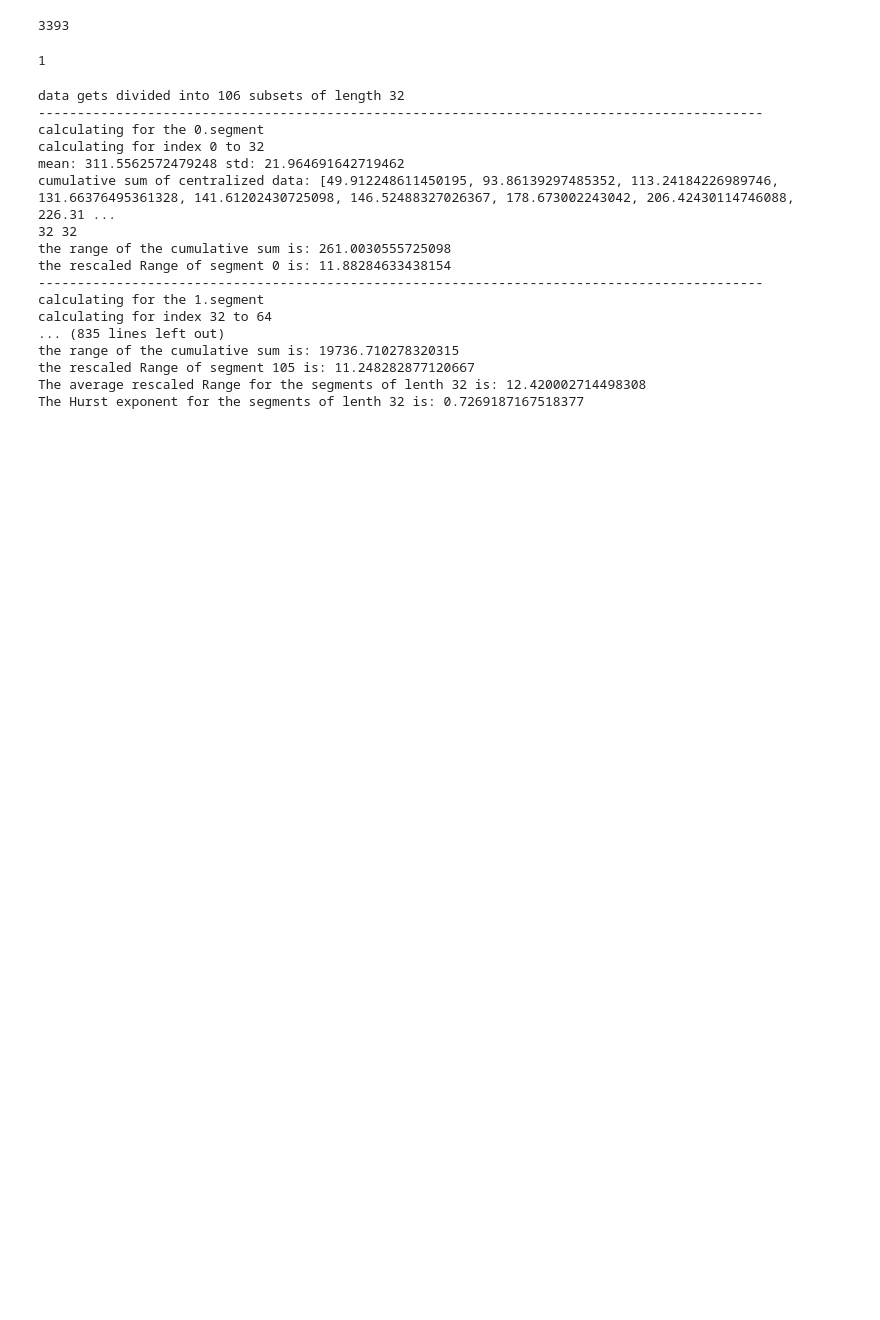
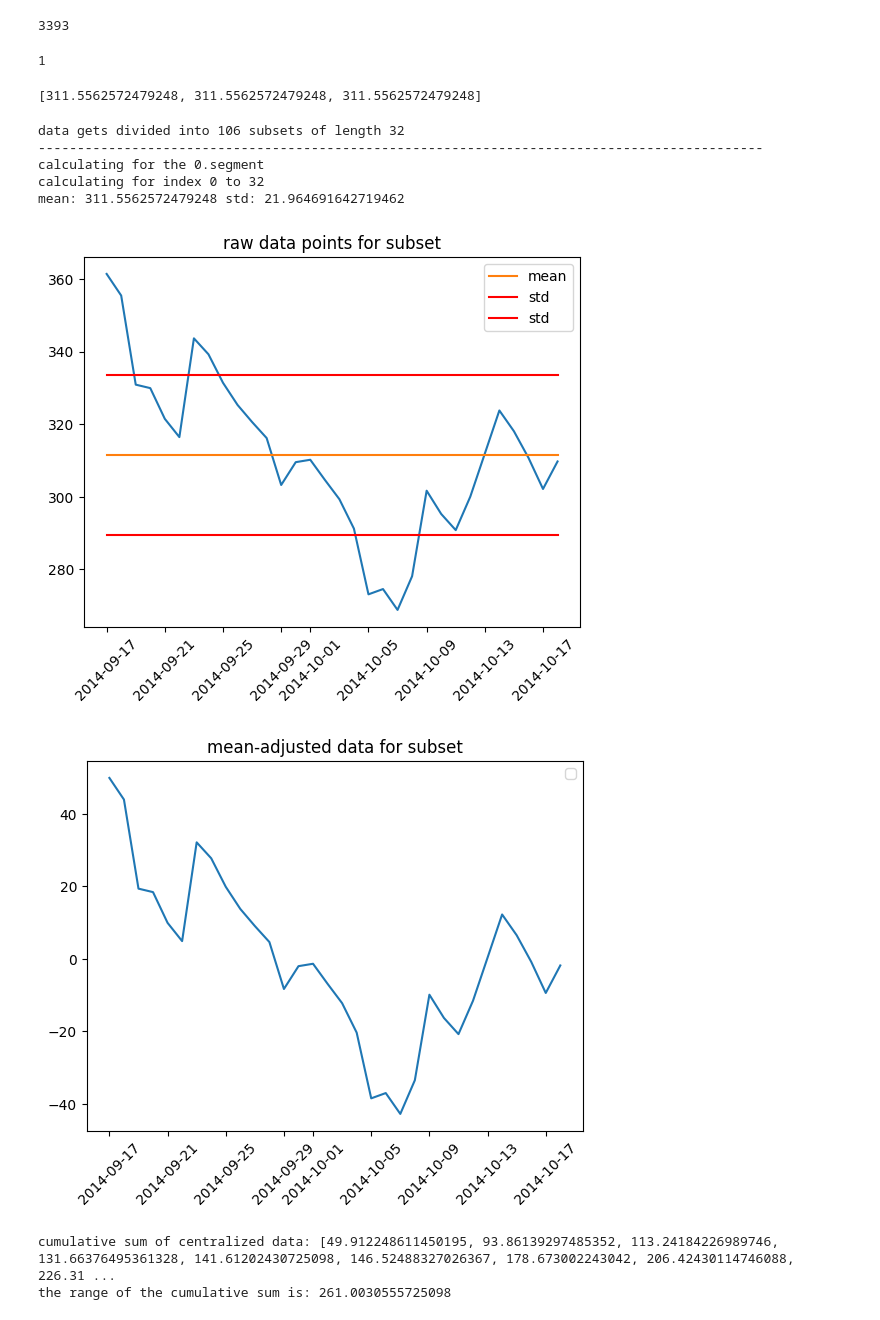
Before and after one commit to weberkry/MOM_Crypto_Bot, a Jupyter notebook: agent/Hurst testing.ipynb, the cells around one changed output. Saved outputs shown, nothing was run; the diff lists cells and outputs as text; code cells hidden in the pictures; blank space fills up the shorter version.

```diff
--- a/agent/Hurst testing.ipynb
+++ b/agent/Hurst testing.ipynb
@@ -57,6 +79,10 @@ a = [1,2,3]
 np.sum(a[0:1])
 # %% [output]
 1
+# %%
+[mean]*3
+# %% [output]
+[311.5562572479248, 311.5562572479248, 311.5562572479248]
 # %%
 #R/S approach step by step (fixed window)
 
@@ -73,25 +99,39 @@ print(f"data gets divided into {n} subsets of length {l}")
 R_S_per_segment = []   #list of R/S for each segment
 
 #for k in range(0,n):
-for k in range(0,n):
+for k in range(0,3):
     print("---------------------------------------------------------------------------------------------")
     print(f"calculating for the {k}.segment")
     index_range = [k*l,((k+1)*l)]
     print(f"calculating for index {index_range[0]} to {index_range[1]}")
+
     #get the mean
     mean = np.average(data[index_range[0]:index_range[1]])
     #get the standartdeviation
     std = np.std(data[index_range[0]:index_range[1]])
     print("mean:",mean,"std:",std)
-    #get a centralized subset (mean substracted from each datapoint)
+
+    plt.plot(DAY["date"][k*l:((k+1)*l)],data[k*l:((k+1)*l)])
+    plt.plot(DAY["date"][k*l:((k+1)*l)], [mean]*len(data[k*l:((k+1)*l)]), label ='mean')
+    plt.plot(DAY["date"][k*l:((k+1)*l)], [mean-std]*len(data[k*l:((k+1)*l)]),color='red', label ='std')
+    plt.plot(DAY["date"][k*l:((k+1)*l)], [mean+std]*len(data[k*l:((k+1)*l)]),color='red', label ='std')
+    plt.title("raw data points for subset")
+    plt.xticks(rotation=45)
+    plt.legend()
+    plt.show()
+
+    #get a mean-adjusted subset (mean substracted from each datapoint)
     Y = []
     for i in range(index_range[0],index_range[1]):
         y = data[i]-mean
+        #print(data[i],"-",mean,"=",y)
         Y.append(y)
-    #print("raw data:")
-    #print(data[index_range[0]:index_range[1]])
-    #print("centralized data (mean substracted):")
-    #print(Y)
+        #print(np.sum(Y))
+    plt.plot(DAY["date"][k*l:((k+1)*l)],Y)
+    plt.title("mean-adjusted data for subset")
+    plt.xticks(rotation=45)
+    plt.legend()
+    plt.show()
 
     #get the cumulative sum of Y
     Y_cumsum = []
@@ -101,44 +141,42 @@ for k in range(0,n):
 
     print("cumulative sum of centralized data:", Y_cumsum)
 
-    print(len(Y_cumsum),len(Y_cumsum_2))
-
     #calculate Range of the cumulative sum
     R = np.max(Y_cumsum)-np.min(Y_cumsum)
     print("the range of the cumulative sum is:", R)
+
+    plt.plot(DAY["date"][k*l:((k+1)*l)],Y_cumsum)
+    plt.plot(DAY["date"][k*l:((k+1)*l)], [np.max(Y_cumsum)]*len(data[k*l:((k+1)*l)]), label ='max')
+    plt.plot(DAY["date"][k*l:((k+1)*l)], [np.min(Y_cumsum)]*len(data[k*l:((k+1)*l)]), label ='min')
+    plt.title("cumulative sum of mean-adjusted data for subset")
+    plt.xticks(rotation=45)
+    plt.legend()
+    plt.show()
 
     #calculate rescaled Range (is calculated per subset k)
     R_S = R/std
     R_S_per_segment.append(R_S)
     print(f"the rescaled Range of segment {k} is:", R_S)
 
 
 
 # get the mean of the R/S for all segments of the length l
 R_S_mean = np.average(R_S_per_segment)
 Hurst = np.log(R_S_mean)/np.log(l)
 
 print(f"The average rescaled Range for the segments of lenth {l} is:",R_S_mean)
 print(f"The Hurst exponent for the segments of lenth {l} is:",Hurst)
 
 
 
 #Repeat for different subsets lengths l and calculate the R_S mean
 # %% [output]
 data gets divided into 106 subsets of length 32
 ---------------------------------------------------------------------------------------------
 calculating for the 0.segment
 calculating for index 0 to 32
 mean: 311.5562572479248 std: 21.964691642719462
-cumulative sum of centralized data: [49.912248611450195, 93.86139297485352, 113.24184226989746, 131.66376495361328, 141.61202430725098, 146.52488327026367, 178.673002243042, 206.42430114746088, 226.31 ...
-32 32
-the range of the cumulative sum is: 261.0030555725098
-the rescaled Range of segment 0 is: 11.88284633438154
----------------------------------------------------------------------------------------------
-calculating for the 1.segment
-calculating for index 32 to 64
-... (835 lines left out)
-the range of the cumulative sum is: 19736.710278320315
-the rescaled Range of segment 105 is: 11.248282877120667
-The average rescaled Range for the segments of lenth 32 is: 12.420002714498308
-The Hurst exponent for the segments of lenth 32 is: 0.7269187167518377
+[figure, added]
+[figure, added]
+cumulative sum of centralized data: [49.912248611450195, 93.86139297485352, 113.24184226989746, 131.66376495361328, 141.61202430725098, 146.52488327026367, 178.673002243042, 206.42430114746088, 226.31 ...
+the range of the cumulative sum is: 261.0030555725098
```
Also changed, not shown: parts of 15 cells of this notebook.
